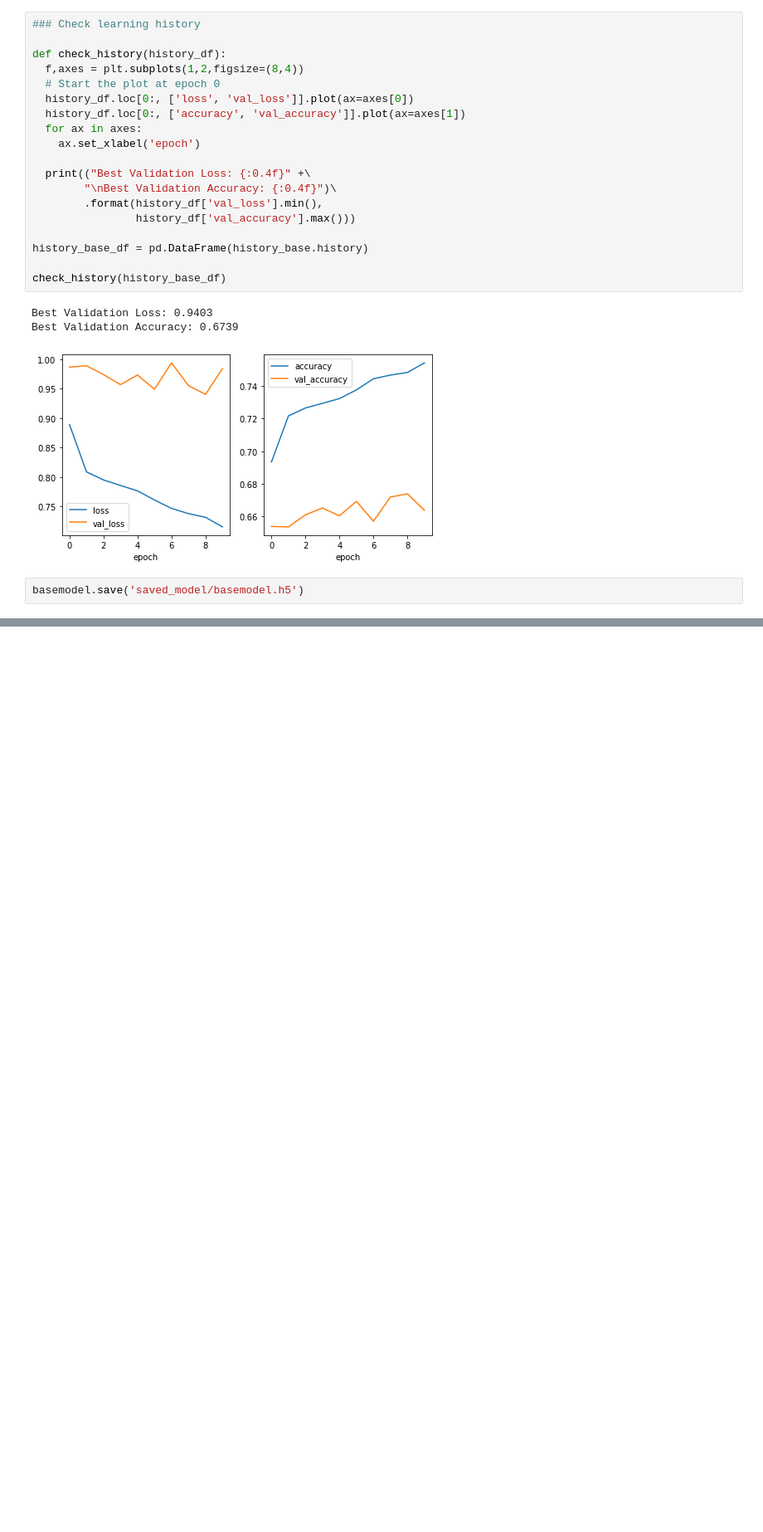
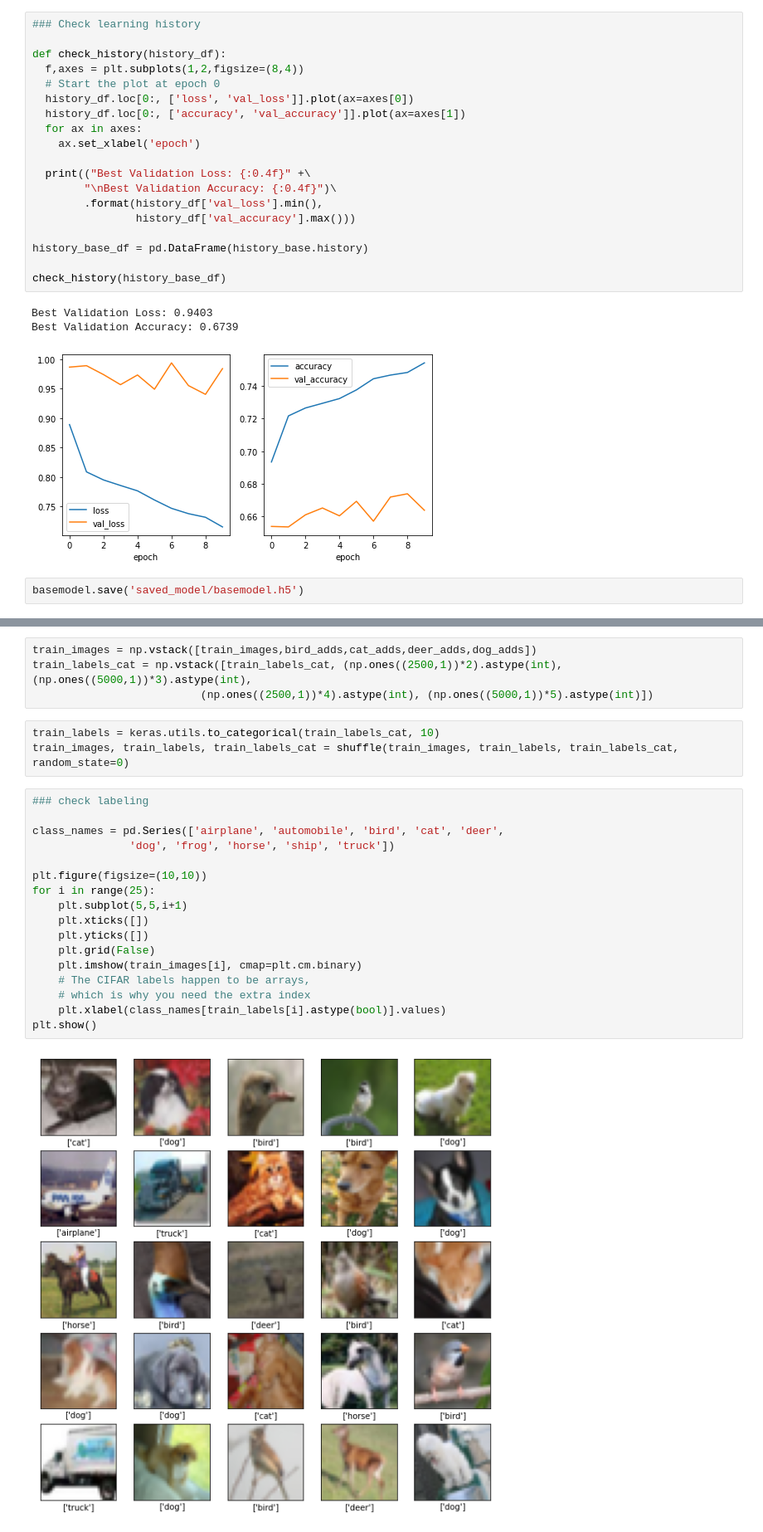
Before and after one commit to kyohei-123/autoencoder-test, a Jupyter notebook: cifar_deep_R1.ipynb, the cells around one changed output, grey strips where cells are left out. Shown at 83% size. Drawn from its saved outputs; the diff is of its cells as text; blank space fills up the shorter version.

```diff
--- a/cifar_deep_R1.ipynb
+++ b/cifar_deep_R1.ipynb
@@ -986,0 +646,26 @@ KeyboardInterrupt: ignored
+# %%
+train_images = np.vstack([train_images,bird_adds,cat_adds,deer_adds,dog_adds])
+train_labels_cat = np.vstack([train_labels_cat, (np.ones((2500,1))*2).astype(int), (np.ones((5000,1))*3).astype(int),
+                          (np.ones((2500,1))*4).astype(int), (np.ones((5000,1))*5).astype(int)])
+# %%
+train_labels = keras.utils.to_categorical(train_labels_cat, 10)
+train_images, train_labels, train_labels_cat = shuffle(train_images, train_labels, train_labels_cat, random_state=0)
+# %%
+### check labeling
+
+class_names = pd.Series(['airplane', 'automobile', 'bird', 'cat', 'deer',
+               'dog', 'frog', 'horse', 'ship', 'truck'])
+
+plt.figure(figsize=(10,10))
+for i in range(25):
+    plt.subplot(5,5,i+1)
+    plt.xticks([])
+    plt.yticks([])
+    plt.grid(False)
+    plt.imshow(train_images[i], cmap=plt.cm.binary)
+    # The CIFAR labels happen to be arrays,
+    # which is why you need the extra index
+    plt.xlabel(class_names[train_labels[i].astype(bool)].values)
+plt.show()
+# %% [output]
+[figure, added]
```
Also changed, not shown: parts of 34 cells of this notebook, 2 other files.
